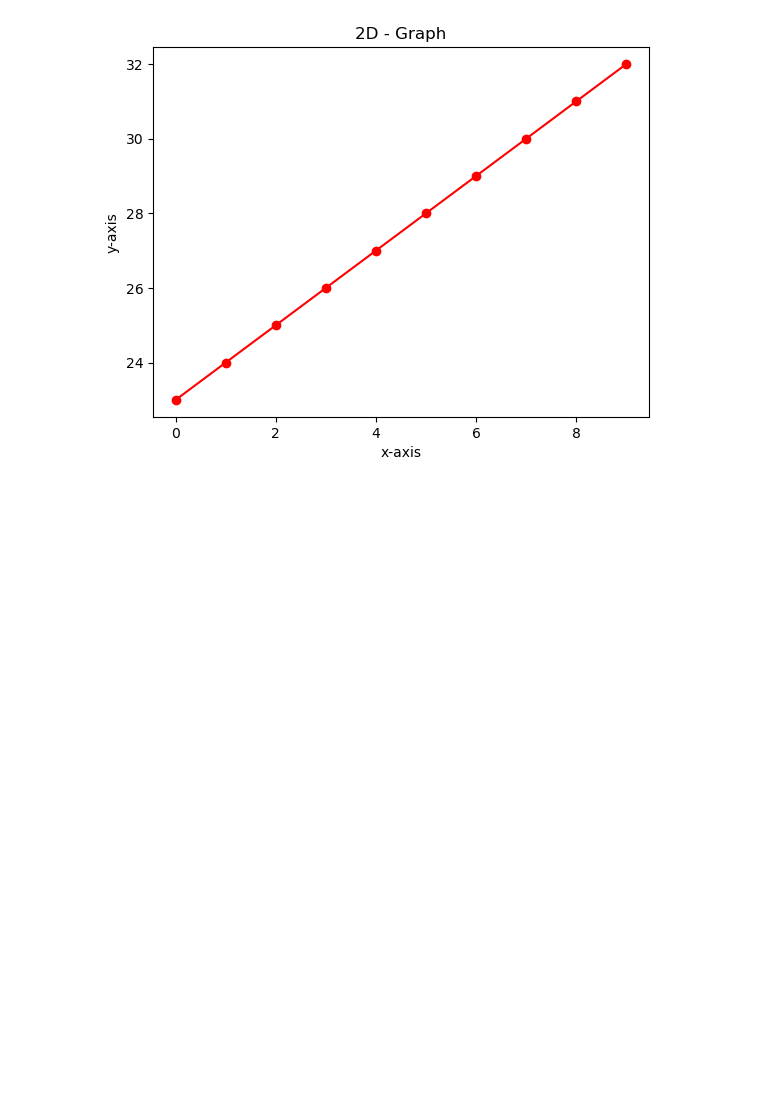
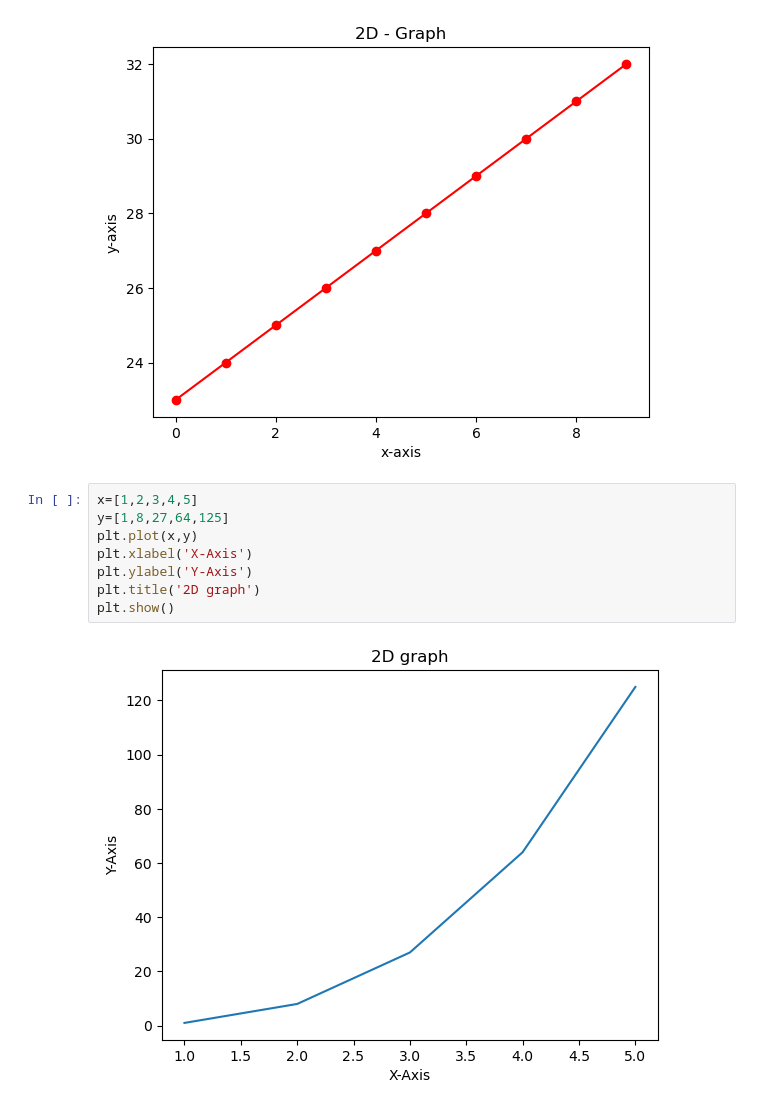
Before and after one commit to mdaftab20089/Machine-Learning, a Jupyter notebook: matlpotlib.ipynb, the cells around one changed output. Cells and saved outputs as stored; diff of their text form; blank space fills up the shorter version.

```diff
--- a/matlpotlib.ipynb
+++ b/matlpotlib.ipynb
@@ -19,3 +19,13 @@ plt.plot(x,y,'r*-')
 # %% [output]
 [<matplotlib.lines.Line2D at 0x...>]
 [figure]
+# %%
+x=[1,2,3,4,5]
+y=[1,8,27,64,125]
+plt.plot(x,y)
+plt.xlabel('X-Axis')
+plt.ylabel('Y-Axis')
+plt.title('2D graph')
+plt.show()
+# %% [output]
+[figure, added]
```
Also changed, not shown: parts of 17 cells of this notebook.
